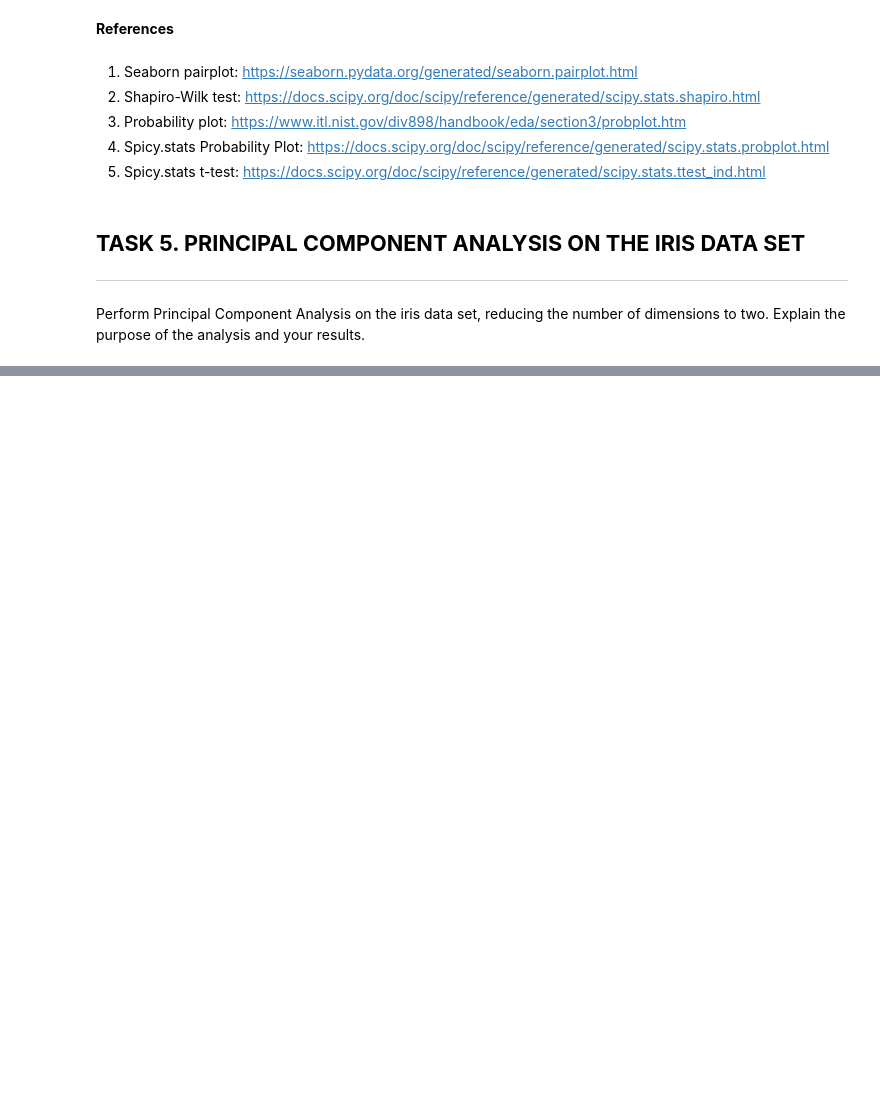
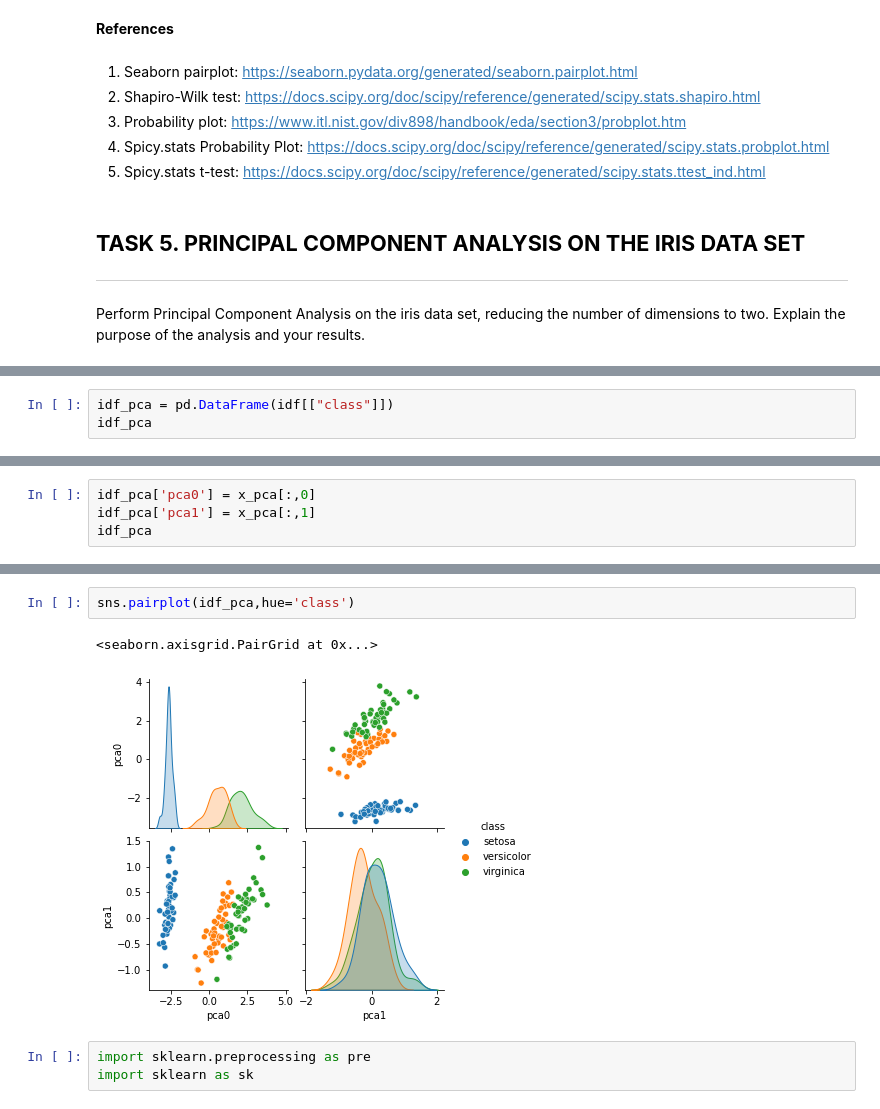
Before and after one commit to RobVergano/Machine-Learning, a Jupyter notebook: tasks.ipynb, the cells around one changed output, grey strips where cells are left out. Cells and saved outputs as stored; diff of their text form; blank space fills up the shorter version.

```diff
--- a/tasks.ipynb
+++ b/tasks.ipynb
@@ -833,0 +922,3 @@ Perform Principal Component Analysis on the iris data set, reducing the number o
+# %%
+idf_pca = pd.DataFrame(idf[["class"]])
+idf_pca
@@ -833,0 +939,4 @@ Perform Principal Component Analysis on the iris data set, reducing the number o
+# %%
+idf_pca['pca0'] = x_pca[:,0]
+idf_pca['pca1'] = x_pca[:,1]
+idf_pca
@@ -833,0 +957,8 @@ Perform Principal Component Analysis on the iris data set, reducing the number o
+# %%
+sns.pairplot(idf_pca,hue='class')
+# %% [output]
+<seaborn.axisgrid.PairGrid at 0x...>
+[figure, added]
+# %%
+import sklearn.preprocessing as pre
+import sklearn as sk
```
Also changed, not shown: parts of 32 cells of this notebook.
